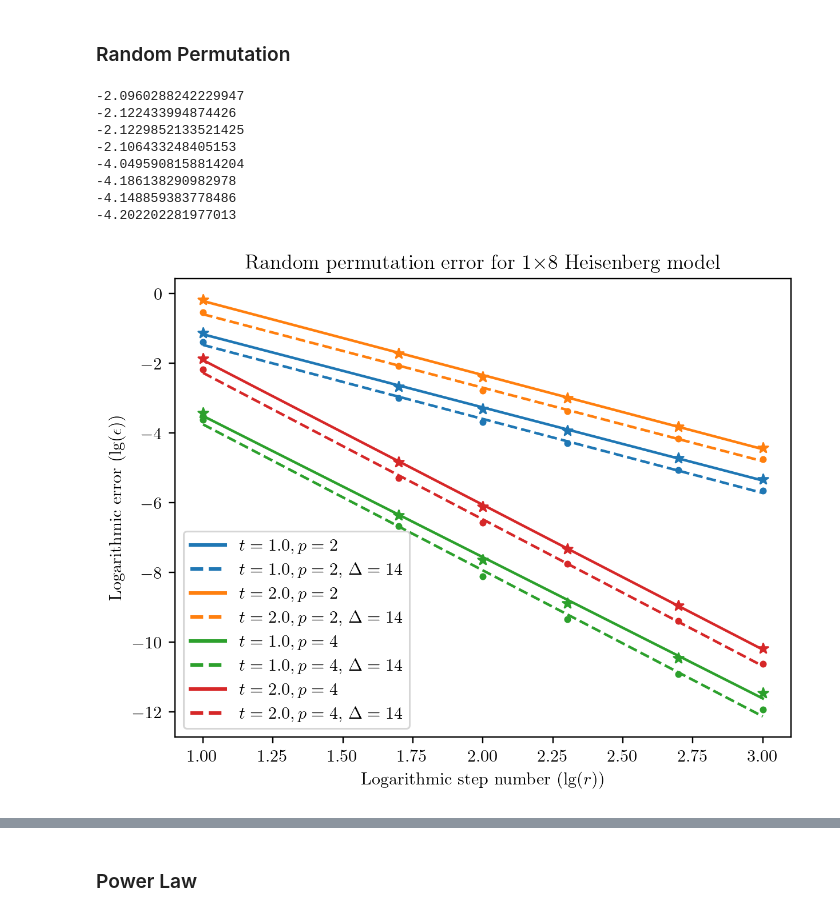
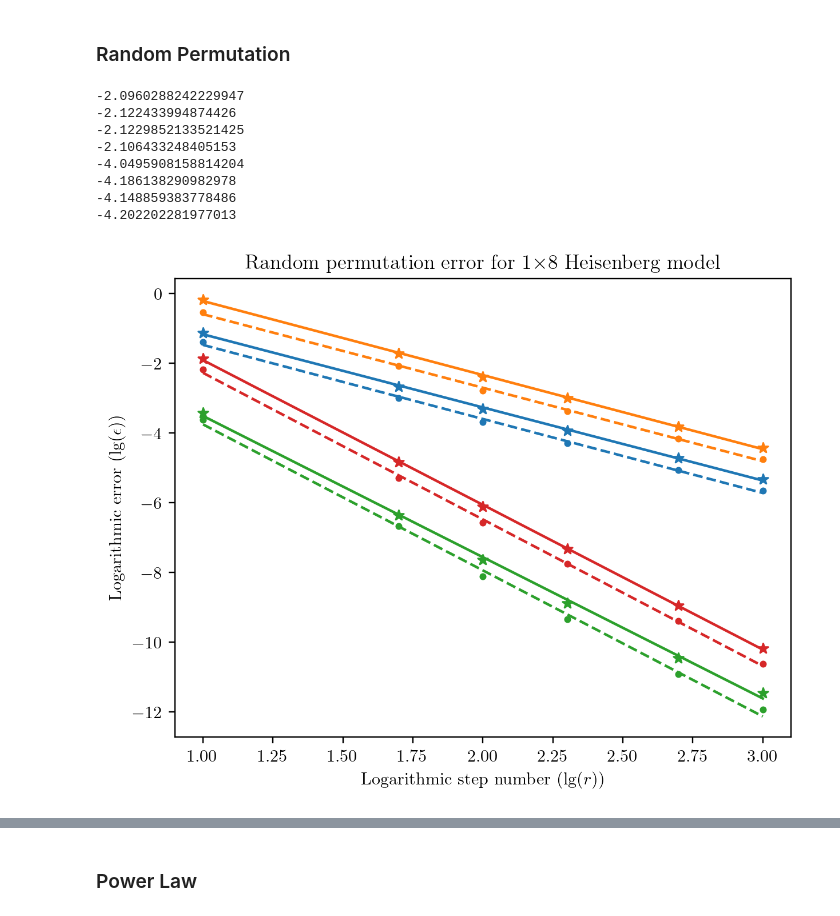
Before and after one commit to Qubit-Fernand/Digital-Quantum-Simulation, a Jupyter notebook: Figure/Plotting.ipynb, the cells around one changed output, grey strips where cells are left out. Drawn from its saved outputs; the diff is of its cells as text; code cells hidden in the pictures.

```diff
--- a/Figure/Plotting.ipynb
+++ b/Figure/Plotting.ipynb
@@ -349,35 +349,35 @@ ax.scatter(step_number, p_4_1, marker = '*', color = '#2ca02c')
 ax.plot(step_number_new, poly_p_4_1(step_number_new), color = '#2ca02c', linestyle = '-', label='$t=1.0, p=4$')
 
 ax.scatter(step_number, p_4_1_Delta, marker ='.', color = '#2ca02c')
 ax.plot(step_number_new, poly_p_4_1_Delta(step_number_new), color = '#2ca02c', linestyle = '--', label='$t=1.0, p=4$, $\Delta = {Delta}$'.format(Delta = Delta))
 
 ax.scatter(step_number, p_4_2, marker = '*', color = '#d62728')
 ax.plot(step_number_new, poly_p_4_2(step_number_new), color = '#d62728', linestyle = '-', label='$t=2.0, p=4$')
 
 ax.scatter(step_number, p_4_2_Delta, marker ='.', color = '#d62728')
 ax.plot(step_number_new, poly_p_4_2_Delta(step_number_new), color = '#d62728', linestyle = '--', label='$t=2.0, p=4$, $\Delta = {Delta}$'.format(Delta = Delta))
-ax.legend(handler_map={plt.Line2D: ColorLineStyleHandler()})
+# ax.legend(handler_map={plt.Line2D: ColorLineStyleHandler()})
 
 print(poly_p_2_1[1])
 print(poly_p_2_1_Delta[1])
 print(poly_p_2_2[1])
 print(poly_p_2_2_Delta[1])
 print(poly_p_4_1[1])
 print(poly_p_4_1_Delta[1])
 print(poly_p_4_2[1])
 print(poly_p_4_2_Delta[1])
 
 fig.savefig('Permutation-1x8.pdf', dpi=600, format='pdf')
 # %% [output]
 -2.0960288242229947
 -2.122433994874426
 -2.1229852133521425
 -2.106433248405153
 -4.0495908158814204
 -4.186138290982978
 -4.148859383778486
 -4.202202281977013
-[figure, old version]
+[figure, new version]
 # %%
 # Random Permutation Error on Heisenberg Model: n-dependence, fix r = 1000
 Delta = 14
```
Also changed, not shown: parts of 7 cells of this notebook, 8 other files.
